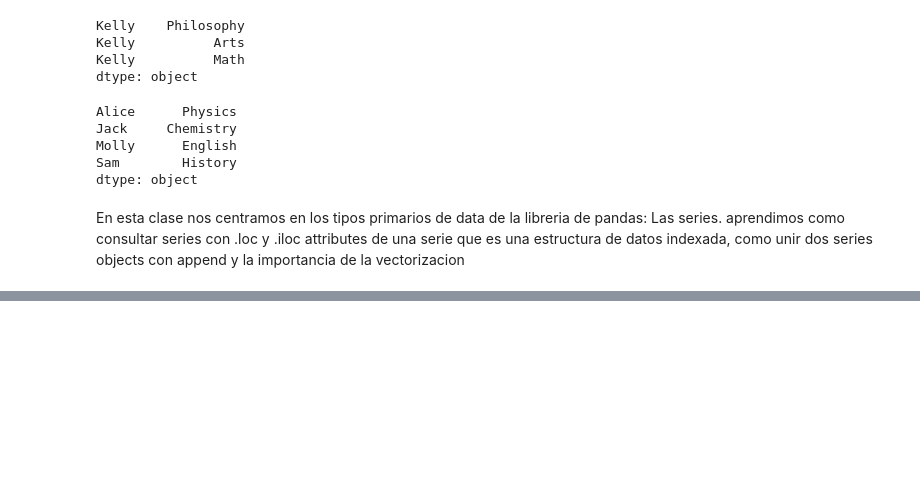
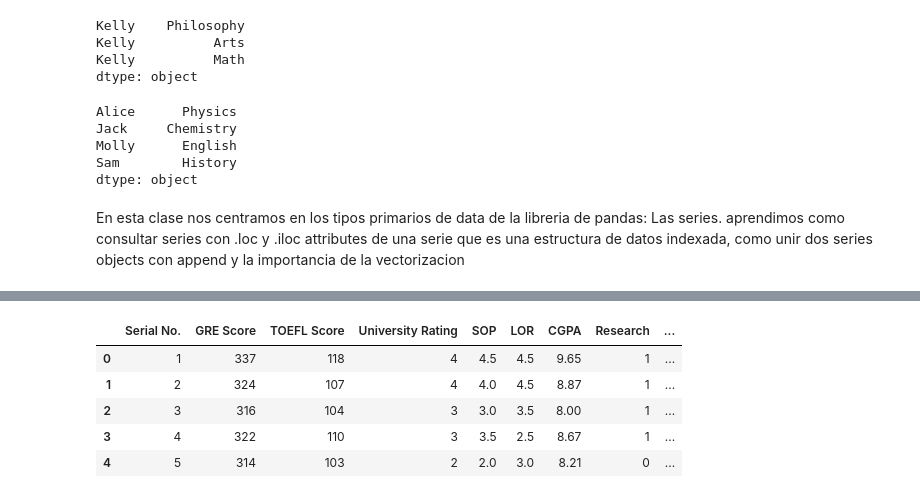
Before and after one commit to jmelendezgeo/Apuntes-Data-Science, a Jupyter notebook: Applied Data Science with Python - Coursera Specialization /Introduction To Data Science/Semana-2.ipynb, the cells around one changed output, grey strips where cells are left out. Saved outputs shown, nothing was run; the diff lists cells and outputs as text; code cells hidden in the pictures; blank space fills up the shorter version.

```diff
--- a/Applied Data Science with Python - Coursera Specialization /Introduction To Data Science/Semana-2.ipynb
+++ b/Applied Data Science with Python - Coursera Specialization /Introduction To Data Science/Semana-2.ipynb
@@ -537,0 +820,20 @@ El DataFrame es conceptualmente un objeto de Series de dos dimensiones donde hay
+# %%
+# Vemos que el output es una lista de columnas y los identificadores de la columnas estan lsitados
+# como strings en la primera linea del archivo. Luego tenemos filas de datos, todas las columnas separadas por comas
+# Algunos archivos csv van a requerir que trabajes un poco en ellos antes de usarlos como DataFrame. Este no es el
+# caso
+
+import pandas as pd
+
+#Pandas te deja importar esto de una manera sencilla
+df = pd.read_csv('resources/week-2/datasets/Admission_Predict.csv')
+#Ahora veamos las primeras filas
+
+df.head()
+# %% [output]
+|  | Serial No. | GRE Score | TOEFL Score | University Rating | SOP | LOR | CGPA | Research | ... |
+| 0 | 1 | 337 | 118 | 4 | 4.5 | 4.5 | 9.65 | 1 | ... |
+| 1 | 2 | 324 | 107 | 4 | 4.0 | 4.5 | 8.87 | 1 | ... |
+| 2 | 3 | 316 | 104 | 3 | 3.0 | 3.5 | 8.00 | 1 | ... |
+| 3 | 4 | 322 | 110 | 3 | 3.5 | 2.5 | 8.67 | 1 | ... |
+| 4 | 5 | 314 | 103 | 2 | 2.0 | 3.0 | 8.21 | 0 | ... |
```
Also changed, not shown: parts of 30 cells of this notebook.
